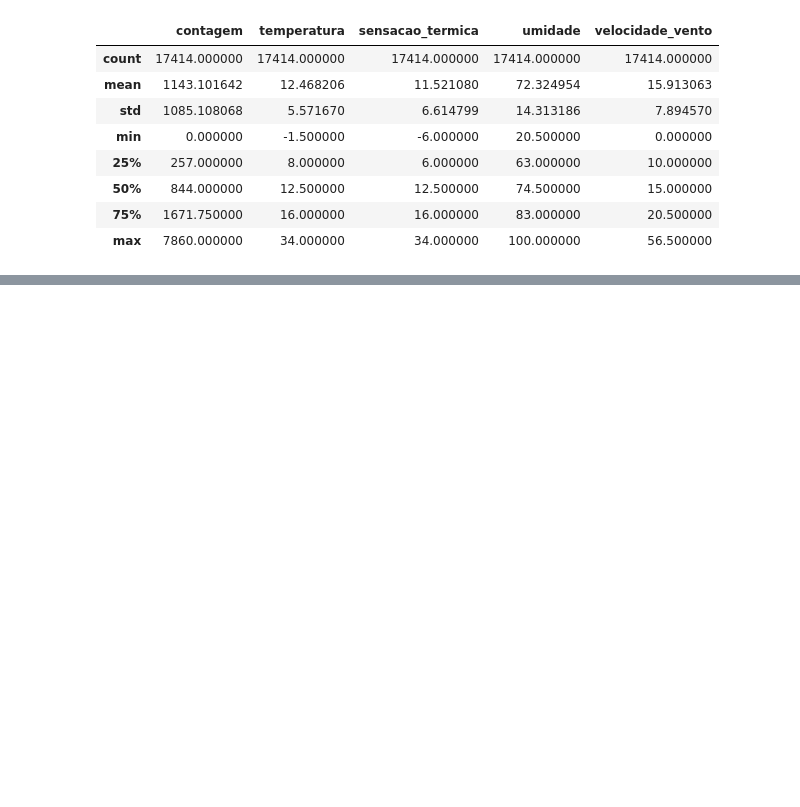
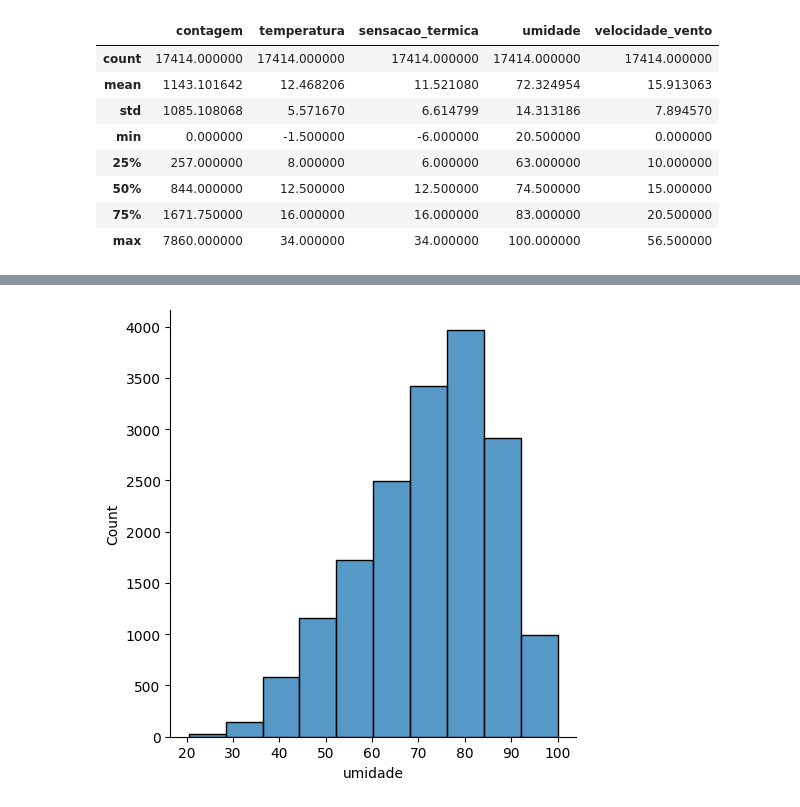
Before and after one commit to juliogazoli/alura-data-science-python-analisando-e-prevendo-series-temporais, a Jupyter notebook: atividades.ipynb, the cells around one changed output, grey strips where cells are left out. Saved outputs shown, nothing was run; the diff lists cells and outputs as text; code cells hidden in the pictures; blank space fills up the shorter version.

```diff
--- a/atividades.ipynb
+++ b/atividades.ipynb
@@ -133,0 +142,5 @@ df_limpo.describe()
+# %%
+sns.displot(df_limpo, x='umidade', bins=10)
+plt.show()
+# %% [output]
+[figure, added]
```
Also changed, not shown: parts of 3 cells of this notebook, 1 other file.
